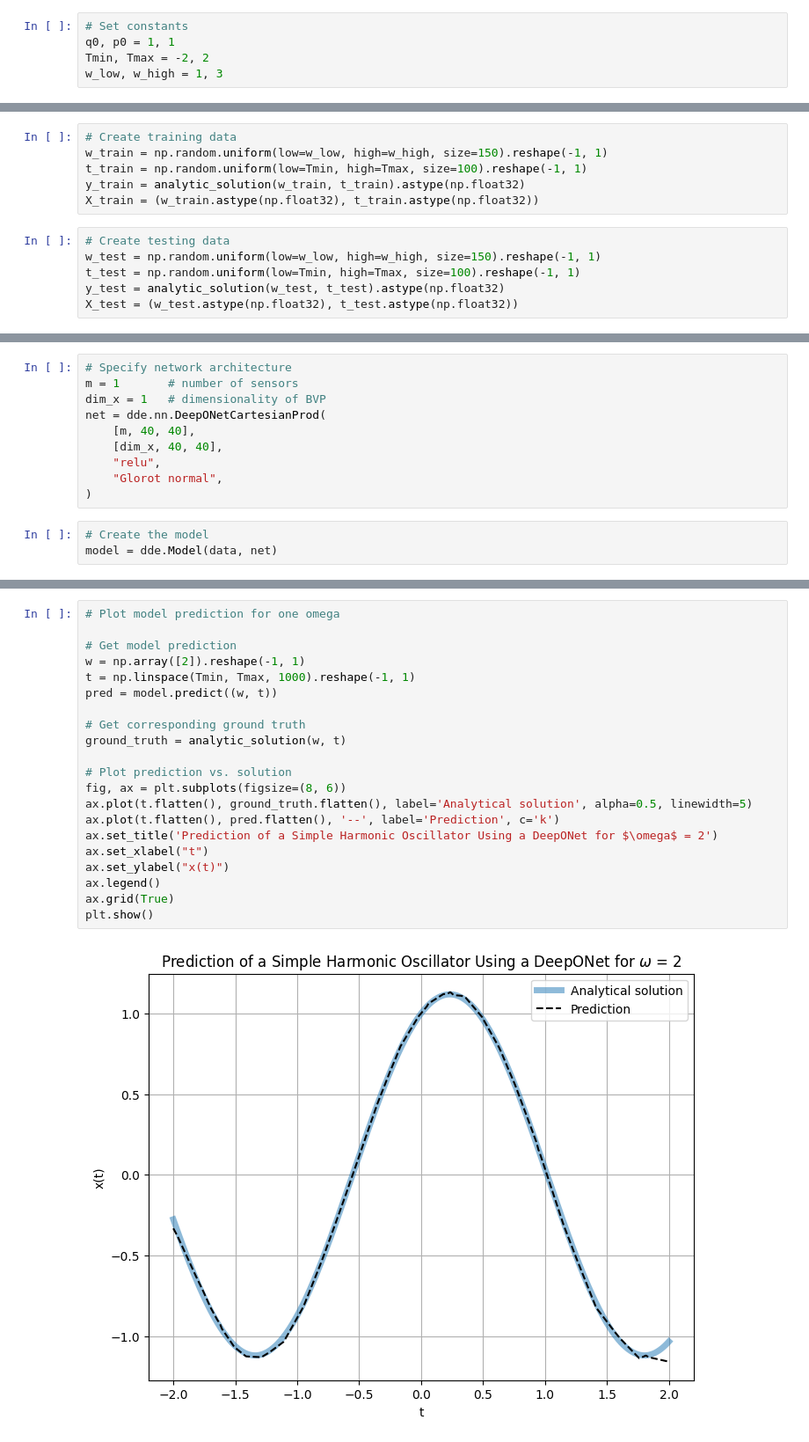
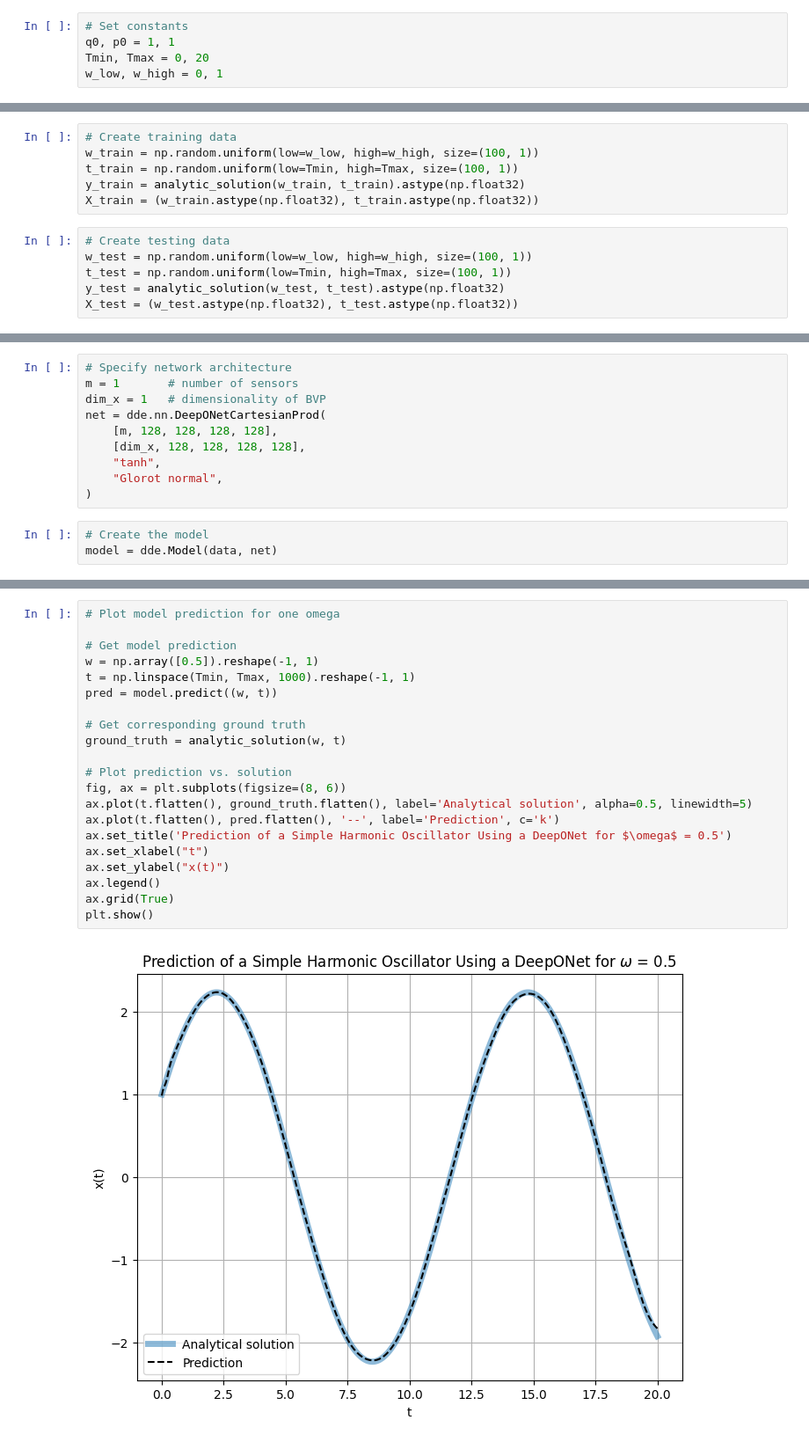
Before and after one commit to johanslettengren/Structure-Preserving-Operator-Learning, a Jupyter notebook: simple_harmonic_oscillator/oscillator_dde.ipynb, the cells around one changed output, grey strips where cells are left out. Shown at 88% size. Drawn from its saved outputs; the diff is of its cells as text.

```diff
--- a/simple_harmonic_oscillator/oscillator_dde.ipynb
+++ b/simple_harmonic_oscillator/oscillator_dde.ipynb
@@ -18,8 +18,8 @@ Our goal is to implement a simple DeepONet to approximate a solution for this BV
 # %%
 # Set constants
 q0, p0 = 1, 1
-Tmin, Tmax = -2, 2
-w_low, w_high = 1, 3
+Tmin, Tmax = 0, 20
+w_low, w_high = 0, 1
 # %% [markdown]
 The analytic solution for the harmonic oscillator is $x(t) = q_0 \cos(\omega t) + \frac{p_0}{\omega}\sin(\omega t)$.
 # %%
@@ -30,14 +30,14 @@ def analytic_solution(w, t, q0=q0, p0=p0):
 # Returns a (len(w), len(t))-shape matrix
 # %%
 # Create training data
-w_train = np.random.uniform(low=w_low, high=w_high, size=150).reshape(-1, 1)
-t_train = np.random.uniform(low=Tmin, high=Tmax, size=100).reshape(-1, 1)
+w_train = np.random.uniform(low=w_low, high=w_high, size=(100, 1))
+t_train = np.random.uniform(low=Tmin, high=Tmax, size=(100, 1))
 y_train = analytic_solution(w_train, t_train).astype(np.float32)
 X_train = (w_train.astype(np.float32), t_train.astype(np.float32))
 # %%
 # Create testing data
-w_test = np.random.uniform(low=w_low, high=w_high, size=150).reshape(-1, 1)
-t_test = np.random.uniform(low=Tmin, high=Tmax, size=100).reshape(-1, 1)
+w_test = np.random.uniform(low=w_low, high=w_high, size=(100, 1))
+t_test = np.random.uniform(low=Tmin, high=Tmax, size=(100, 1))
 y_test = analytic_solution(w_test, t_test).astype(np.float32)
 X_test = (w_test.astype(np.float32), t_test.astype(np.float32))
 # %%
@@ -50,9 +50,9 @@ data = dde.data.TripleCartesianProd(
 m = 1       # number of sensors
 dim_x = 1   # dimensionality of BVP
 net = dde.nn.DeepONetCartesianProd(
-    [m, 40, 40],
-    [dim_x, 40, 40],
-    "relu",
+    [m, 128, 128, 128, 128],
+    [dim_x, 128, 128, 128, 128],
+    "tanh",
     "Glorot normal",
 )
 # %%
@@ -93,23 +93,23 @@ plt.show()
 # %%
 # Plot model prediction for one omega
 
 # Get model prediction
-w = np.array([2]).reshape(-1, 1)
+w = np.array([0.5]).reshape(-1, 1)
 t = np.linspace(Tmin, Tmax, 1000).reshape(-1, 1)
 pred = model.predict((w, t))
 
 # Get corresponding ground truth
 ground_truth = analytic_solution(w, t)
 
 # Plot prediction vs. solution
 fig, ax = plt.subplots(figsize=(8, 6))
 ax.plot(t.flatten(), ground_truth.flatten(), label='Analytical solution', alpha=0.5, linewidth=5)
 ax.plot(t.flatten(), pred.flatten(), '--', label='Prediction', c='k')
-ax.set_title('Prediction of a Simple Harmonic Oscillator Using a DeepONet for $\omega$ = 2')
+ax.set_title('Prediction of a Simple Harmonic Oscillator Using a DeepONet for $\omega$ = 0.5')
 ax.set_xlabel("t")
 ax.set_ylabel("x(t)")
 ax.legend()
 ax.grid(True)
 plt.show()
 # %% [output]
-[figure, old version]
+[figure, new version]
```
Also changed, not shown: parts of 2 cells of this notebook, 12 other files.
